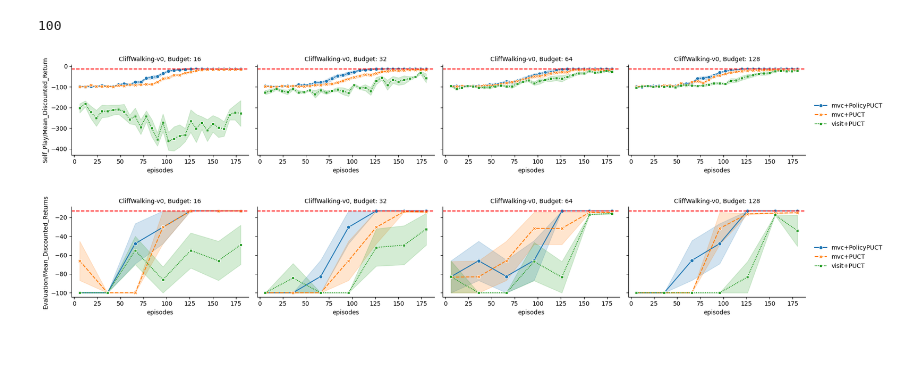
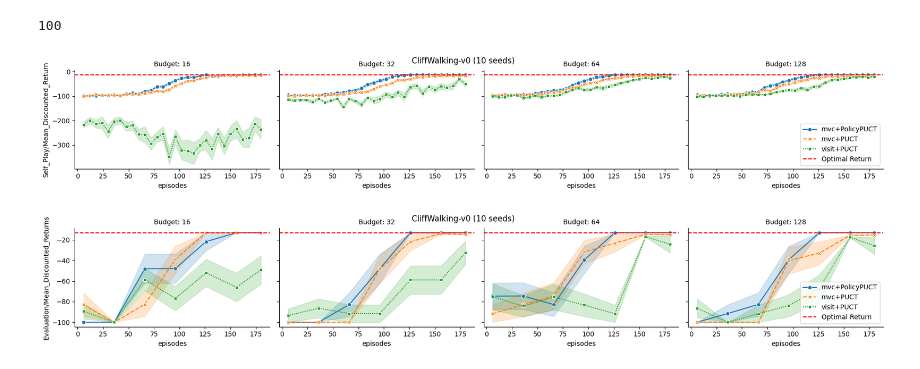
Before and after one commit to albinjal/GeneralAlphaZero, a Jupyter notebook: notebooks/fixed_planning3.ipynb, the cells around one changed output. Drawn from its saved outputs; the diff is of its cells as text; code cells hidden in the pictures.

```diff
--- a/notebooks/fixed_planning3.ipynb
+++ b/notebooks/fixed_planning3.ipynb
@@ -11,7 +11,7 @@ import matplotlib.pyplot as plt
 
 api = wandb.Api()
 entity, project = "ajzero", "AlphaZero"
-tags = ['2024-04-26-15-30-10', '2024-04-25-19-54-41', '2024-04-25-21-23-45', '2024-04-26-09-48-53','2024-04-26-11-22-32']
+tags = ['2024-04-26-15-30-10', '2024-04-25-19-54-41', '2024-04-25-21-23-45', '2024-04-26-09-48-53','2024-04-26-11-22-32', '2024-05-01-11-32-26']
 filters = {"tags": {"$in": tags}, "state": "finished", "config.use_visit_count": True}
 runs = api.runs(entity + "/" + project, filters=filters)
 runs
@@ -162,45 +162,60 @@ max_episode_length
 # %% [output]
 100
 # %%
+from matplotlib.lines import Line2D
 
 
 env_description = "CliffWalking-v0"
-runs = df[df["env_description"] == env_description]
-optimum_value = runs["optimal_value"][0]
+env_runs = df[df["env_description"] == env_description]
+optimum_value = env_runs["optimal_value"][0]
 
 metrics = ["Self_Play/Mean_Discounted_Return", "Evaluation/Mean_Discounted_Returns"]
 
 estimator = "mean"
-
+nseeds = int(len(runs) / df["planning_budget"].nunique() / df["policy_combination"].nunique() / df["env_description"].nunique())
 for metric in metrics:
     # Step 1: Set up the FacetGrid to create one subplot for each unique value in 'env_description'
     # Note: adjust size and aspect to fit your data and preference
     g = sns.FacetGrid(data=df, row="env_description", col="planning_budget", sharex="col", sharey="row", aspect=1.5)
 
     # Step 2: Use map_dataframe to draw the lineplots on each subplot
     # Pass sns.lineplot as the plotting function and its arguments
     g.map_dataframe(sns.lineplot,
                     x=x_metric, y=metric,
                     hue="policy_combination", style="policy_combination",
                     markers=True, errorbar="se", estimator="mean")  # adjust 'estimator' as needed
 
     # add a horizontal line for the optimal value to each subplot
 
     for ax in g.axes.flat:
         ax.axhline(optimum_value, ls="--", color="red")
 
 
 
     # Step 3: Adjusting aesthetics (optional)
-    # Adding a legend
-    g.add_legend()
-    g.set_titles("{row_name}, Budget: {col_name}")
+    g.set_titles("Budget: {col_name}")
+    # add title
+    g.fig.suptitle(f"{env_description} ({nseeds} seeds)")
 
 
     # Adjust the labels/titles as needed
     g.set_axis_labels(x_metric, metric)
 
+
+    # Add custom legend
+    legend_elements = [Line2D([0], [0], color='red', linestyle='--', label='Optimal Return')]
+    # Extend existing legend handles and labels
+    handles, labels = g.axes.flat[-1].get_legend_handles_labels()
+    handles.extend(legend_elements)
+
+    # Place the legend on the last subplot
+    g.axes.flat[-1].legend(handles=handles, loc='lower right')
+    # save as pdf
+    plt.savefig(f"{save_folder}/{env_description}_{metric.replace('/', '_')}.pdf")
+
+
+
     plt.show()
 # %% [output]
-[figure, old version]
+[figure, new version]
-[figure, old version]
+[figure, new version]
```
Also changed, not shown: parts of 16 cells of this notebook, 3 other files.
